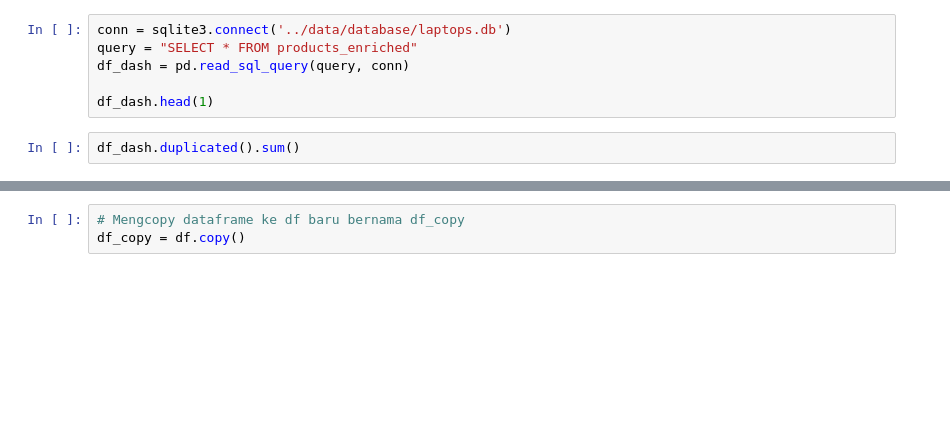
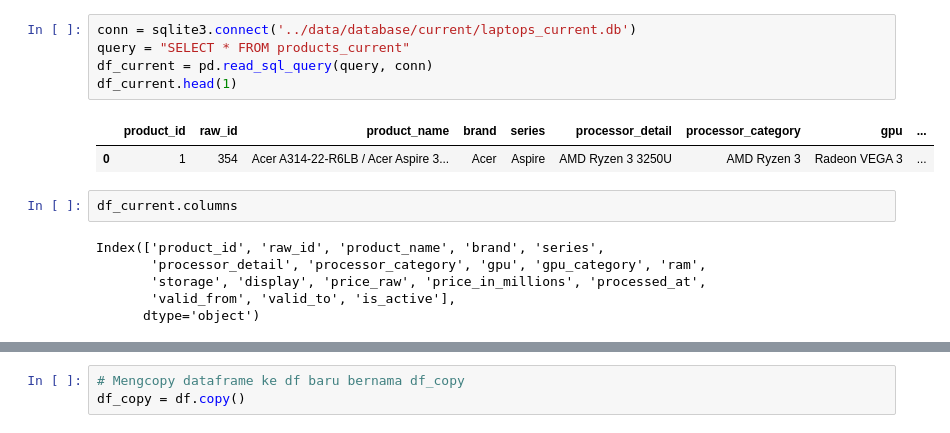
Before and after one commit to wiradp/web-scrape, a Jupyter notebook: notebooks/etl.ipynb, the cells around one changed output, grey strips where cells are left out. Saved outputs shown, nothing was run; the diff lists cells and outputs as text; blank space fills up the shorter version.

```diff
--- a/notebooks/etl.ipynb
+++ b/notebooks/etl.ipynb
@@ -31,8 +30,16 @@ df.head()
 # %%
-conn = sqlite3.connect('../data/database/laptops.db')
-query = "SELECT * FROM products_enriched"
-df_dash = pd.read_sql_query(query, conn)
-
-df_dash.head(1)
+conn = sqlite3.connect('../data/database/current/laptops_current.db')
+query = "SELECT * FROM products_current"
+df_current = pd.read_sql_query(query, conn)
+df_current.head(1)
+# %% [output]
+|  | product_id | raw_id | product_name | brand | series | processor_detail | processor_category | gpu | ... |
+| 0 | 1 | 354 | Acer A314-22-R6LB / Acer Aspire 3... | Acer | Aspire | AMD Ryzen 3 3250U | AMD Ryzen 3 | Radeon VEGA 3 | ... |
 # %%
-df_dash.duplicated().sum()
+df_current.columns
+# %% [output]
+Index(['product_id', 'raw_id', 'product_name', 'brand', 'series',
+       'processor_detail', 'processor_category', 'gpu', 'gpu_category', 'ram',
+       'storage', 'display', 'price_raw', 'price_in_millions', 'processed_at',
+       'valid_from', 'valid_to', 'is_active'],
+      dtype='object')
```
Also changed, not shown: parts of 4 cells of this notebook, 5 other files.
